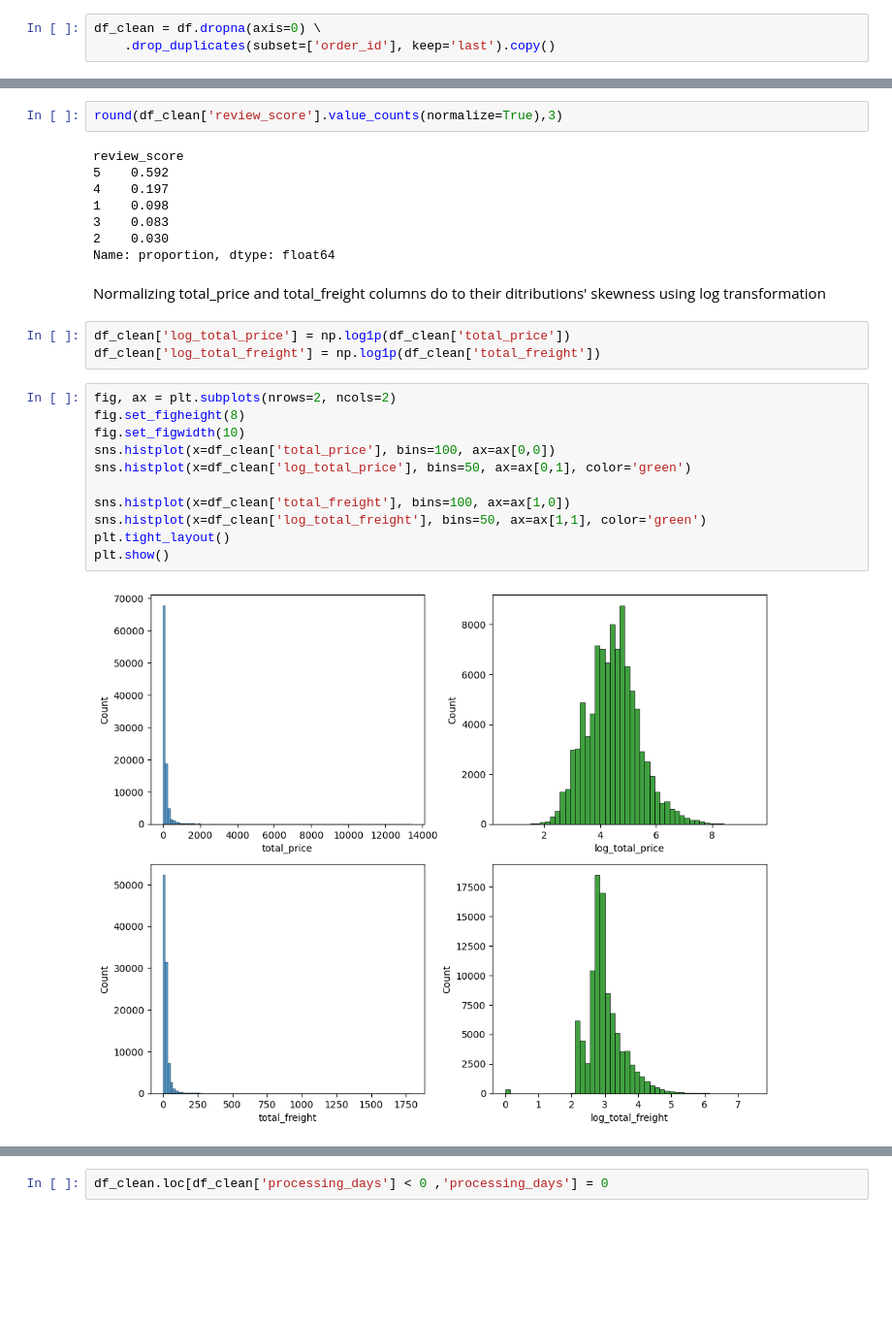
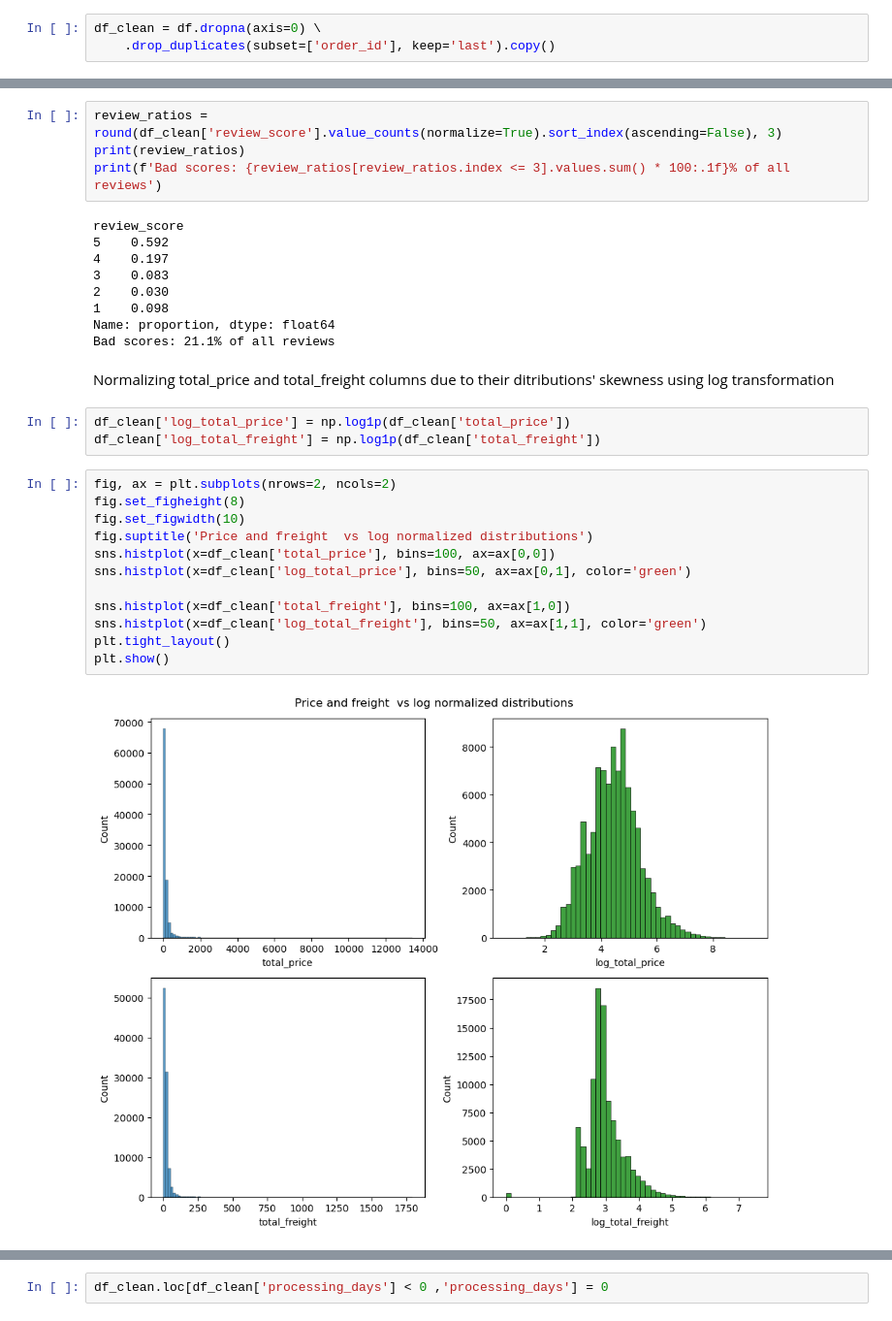
Before and after one commit to igorkotlarz1/Olist-reviews, a Jupyter notebook: notebooks/1_eda.ipynb, the cells around one changed output, grey strips where cells are left out. Shown at 97% size. Drawn from its saved outputs; the diff is of its cells as text; blank space fills up the shorter version.

```diff
--- a/notebooks/1_eda.ipynb
+++ b/notebooks/1_eda.ipynb
@@ -74,28 +82,32 @@ We can see that the review score distribution is not balanced - only about 21% o
 # %%
-round(df_clean['review_score'].value_counts(normalize=True),3)
+review_ratios = round(df_clean['review_score'].value_counts(normalize=True).sort_index(ascending=False), 3)
+print(review_ratios)
+print(f'Bad scores: {review_ratios[review_ratios.index <= 3].values.sum() * 100:.1f}% of all reviews')
 # %% [output]
 review_score
 5    0.592
 4    0.197
-1    0.098
 3    0.083
 2    0.030
+1    0.098
 Name: proportion, dtype: float64
+Bad scores: 21.1% of all reviews
 # %% [markdown]
-Normalizing total_price and total_freight columns do to their ditributions' skewness using log transformation
+Normalizing total_price and total_freight columns due to their ditributions' skewness using log transformation
 # %%
 df_clean['log_total_price'] = np.log1p(df_clean['total_price'])
 df_clean['log_total_freight'] = np.log1p(df_clean['total_freight'])
 # %%
 fig, ax = plt.subplots(nrows=2, ncols=2)
 fig.set_figheight(8)
 fig.set_figwidth(10)
+fig.suptitle('Price and freight  vs log normalized distributions')
 sns.histplot(x=df_clean['total_price'], bins=100, ax=ax[0,0])
 sns.histplot(x=df_clean['log_total_price'], bins=50, ax=ax[0,1], color='green')
 
 sns.histplot(x=df_clean['total_freight'], bins=100, ax=ax[1,0])
 sns.histplot(x=df_clean['log_total_freight'], bins=50, ax=ax[1,1], color='green')
 plt.tight_layout()
 plt.show()
 # %% [output]
-[figure, old version]
+[figure, new version]
```
Also changed, not shown: parts of 30 cells of this notebook, 1 other file.
